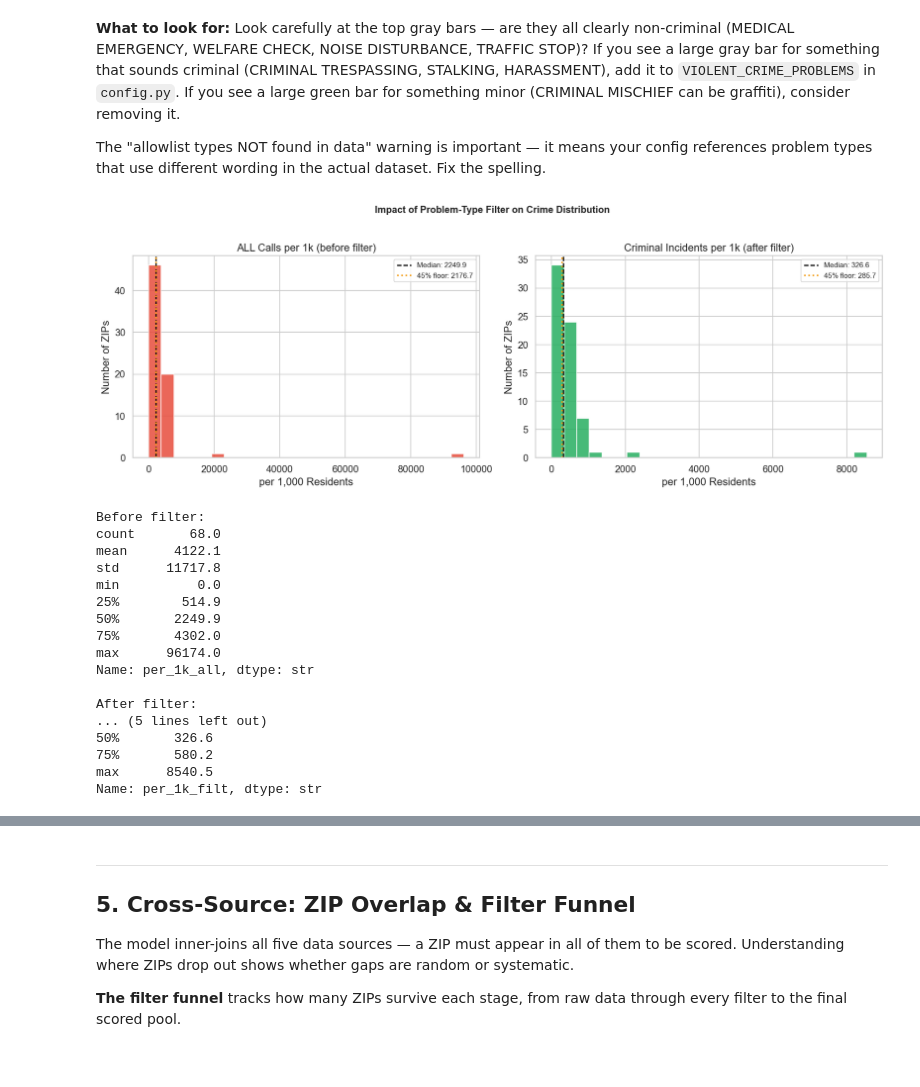
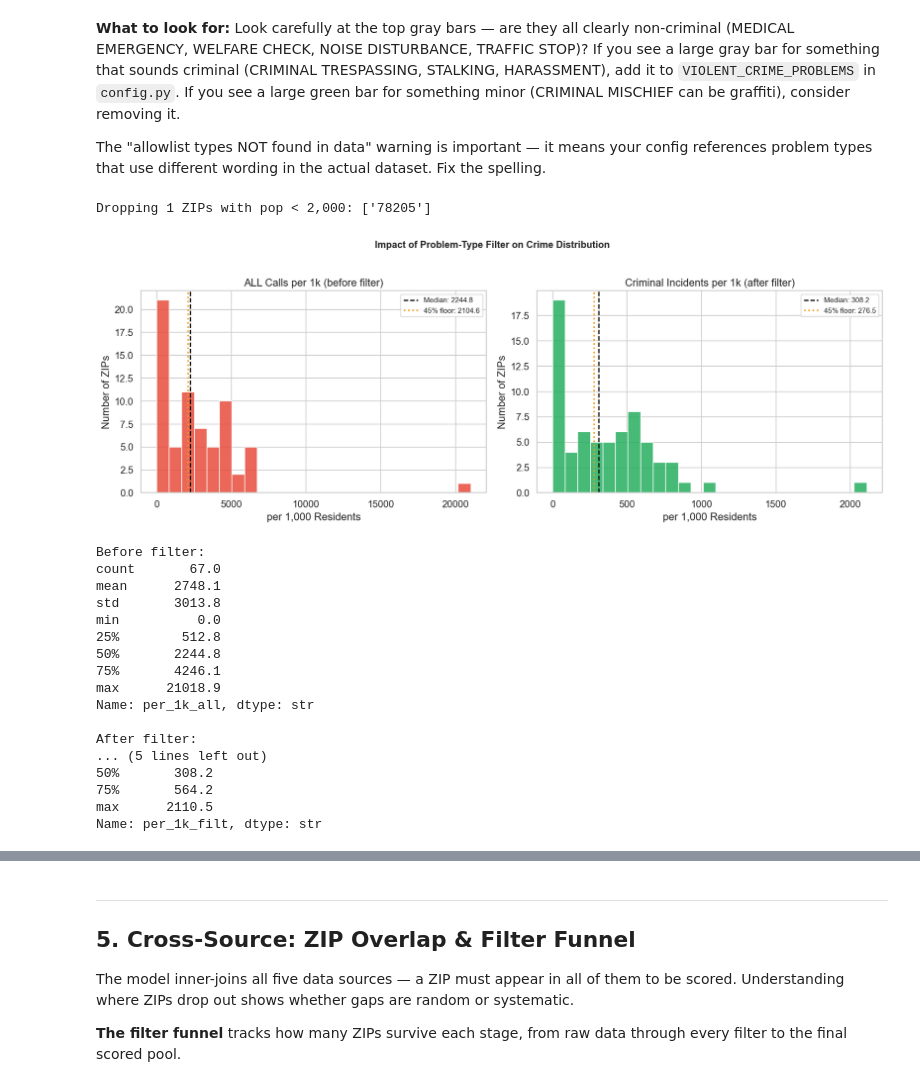
Before and after one commit to asndiallo/satx_house_hack_model, a Jupyter notebook: notebooks/01_eda.ipynb, the cells around one changed output, grey strips where cells are left out. Drawn from its saved outputs; the diff is of its cells as text; code cells hidden in the pictures.

```diff
--- a/notebooks/01_eda.ipynb
+++ b/notebooks/01_eda.ipynb
@@ -712,53 +714,59 @@ counts_filt['zip'] = counts_filt['Postal_Code']
 crime_comp = counts_all.merge(counts_filt, on='zip', how='outer').fillna(0)
 crime_comp = crime_comp.merge(census_pop, on='zip', how='left')
 crime_comp = crime_comp[crime_comp['population'] > 0].copy()
+thin = crime_comp["population"] < MIN_POPULATION_FOR_CRIME
+if thin.sum() > 0:
+    print(f"Dropping {thin.sum()} ZIPs with pop < {MIN_POPULATION_FOR_CRIME:,}: "
+          f"{sorted(crime_comp.loc[thin, 'zip'].tolist())}")
+    crime_comp = crime_comp[~thin].copy()
 crime_comp['per_1k_all']  = crime_comp['count_all']  / crime_comp['population'] * 1000
 crime_comp['per_1k_filt'] = crime_comp['count_filt'] / crime_comp['population'] * 1000
 
 fig, axes = plt.subplots(1, 2, figsize=(14, 5))
 for ax, col, title, color in [
     (axes[0], 'per_1k_all',  'ALL Calls per 1k (before filter)',           FAIL_COLOR),
     (axes[1], 'per_1k_filt', 'Criminal Incidents per 1k (after filter)',    PASS_COLOR),
 ]:
     data         = crime_comp[col].dropna()
     pct_cutoff   = data.quantile(CRIME_PERCENTILE_CUTOFF)
     ax.hist(data, bins=25, color=color, edgecolor='white', alpha=0.85)
     ax.axvline(data.median(), color='black', linewidth=1.5, linestyle='--',
                label=f'Median: {data.median():.1f}')
     ax.axvline(pct_cutoff, color=WARN_COLOR, linewidth=2, linestyle=':',
                label=f'{CRIME_PERCENTILE_CUTOFF:.0%} floor: {pct_cutoff:.1f}')
     ax.set_xlabel('per 1,000 Residents')
     ax.set_ylabel('Number of ZIPs')
     ax.set_title(title)
     ax.legend(fontsize=9)
 
 plt.suptitle('Impact of Problem-Type Filter on Crime Distribution', fontsize=12, fontweight='bold', y=1.02)
 plt.tight_layout()
 plt.show()
 
 print("Before filter:")
 print(crime_comp['per_1k_all'].describe().apply(lambda x: f'{x:.1f}'))
 print("\nAfter filter:")
 print(crime_comp['per_1k_filt'].describe().apply(lambda x: f'{x:.1f}'))
 # %% [output]
+Dropping 1 ZIPs with pop < 2,000: ['78205']
-[figure, old version]
+[figure, new version]
-Before filter:
-count       68.0
-mean      4122.1
-std      11717.8
-min          0.0
-25%        514.9
-50%       2249.9
-75%       4302.0
-max      96174.0
-Name: per_1k_all, dtype: str
-
-After filter:
-... (5 lines left out)
-50%       326.6
-75%       580.2
-max      8540.5
-Name: per_1k_filt, dtype: str
+Before filter:
+count       67.0
+mean      2748.1
+std       3013.8
+min          0.0
+25%        512.8
+50%       2244.8
+75%       4246.1
+max      21018.9
+Name: per_1k_all, dtype: str
+
+After filter:
+... (5 lines left out)
+50%       308.2
+75%       564.2
+max      2110.5
+Name: per_1k_filt, dtype: str
 # %%
 # 4.3 Crime floor — which SA ZIPs survive the 50th percentile cut?
 sa_crime    = crime_comp[crime_comp['zip'].isin(sa_zips)].copy()
```
Also changed, not shown: parts of 12 cells of this notebook, 4 other files.
